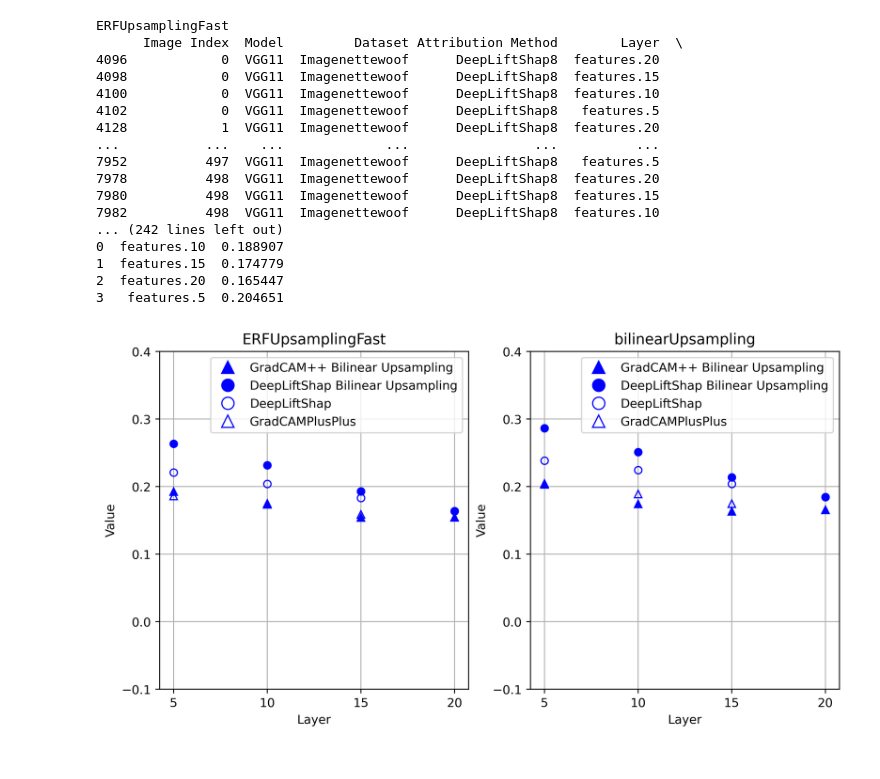
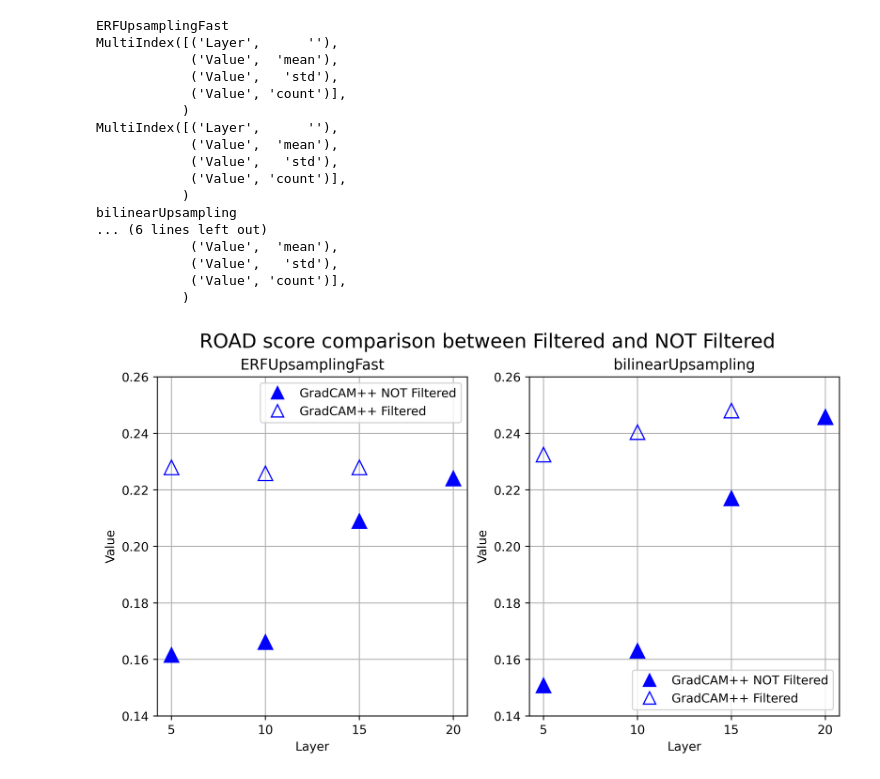
Before and after one commit to liuktc/ML4CV_XAI, a Jupyter notebook: plots/plots3.ipynb, the cells around one changed output. Drawn from its saved outputs; the diff is of its cells as text; code cells hidden in the pictures.

```diff
--- a/plots/plots3.ipynb
+++ b/plots/plots3.ipynb
@@ -3,11 +3,11 @@ import pandas as pd
 import numpy as np
 import matplotlib.pyplot as plt
 
-df1 = pd.read_csv('results_mixed_0.csv')
+df1 = pd.read_csv('results_mixed_0_2.csv')
 # Replace all the Nans with 0s
 df1 = df1.fillna(0)
 
-df2 = pd.read_csv('results_mixed_1.csv')
+df2 = pd.read_csv('results_mixed_1_3.csv')
 # Replace all the Nans with 0s
 df2 = df2.fillna(0)
 
@@ -121,3 +77,0 @@ correctly_classified_index
-# %%
-# Filter out not correctly classified images
-df = df[df["Image Index"].isin(correctly_classified_index)]
@@ -147,9 +122,9 @@ import matplotlib.lines as mlines
 
 color_for_layers = ['b', 'g', 'r', 'c', 'm', 'y', 'k']
 # shape_for_upscale = {"ERFUpsampling": "P","SimpleUpsampling": "D"}  # Define shape mapping
-shape_for_methods = {"GradCAMPlusPlus": "^","DeepLiftShap8": "o"}  # Define shape mapping
+shape_for_methods = {"GradCAMPlusPlus": "^"}  # Define shape mapping
 
-method_names = {"GradCAMPlusPlus": "GradCAM++ Bilinear Upsampling", "DeepLiftShap8": "DeepLiftShap Bilinear Upsampling"}  # Define shape mapping
+method_names = {"GradCAMPlusPlus": r"GradCAM++ NOT Filtered", "DeepLiftShap8": "DeepLiftShap Bilinear Upsampling"}  # Define shape mapping
 # upscale_names = {"ERFUpsampling": "ERF Upsampling", "SimpleUpsampling": "Bilinear Upsampling"}  # Define shape mapping
 titles = {
     "sensitivity": "Sensitivity (Lower is Better)",
@@ -163,7 +138,7 @@ metric = "road_combined"
 # fig.text(0.05, 0.75, 'GradCAM++', ha='center', va='center', fontsize=14) # , fontweight='bold')
 # fig.text(0.05, 0.25, 'DeepLiftShap', ha='center', va='center', fontsize=14) # , fontweight='bold')
 
-# plt.suptitle('VGG11', fontsize=16)
+plt.suptitle('ROAD score comparison between Filtered and NOT Filtered', fontsize=16)
 plt.tight_layout()
 
 for index, upscale in enumerate(upscale_methods):
@@ -178,11 +153,12 @@ for index, upscale in enumerate(upscale_methods):
                             (df["Metric"] == metric) &
                             (df["Attribution Method"] == attr_method) &
                             (df["Mixing Method"] == mix)]
-                    print(res)
-                    res = res.groupby("Layer").agg({"Value": "mean"}).reset_index()
+                    res = res.groupby("Layer").agg({"Value": ["mean","std","count"]}).reset_index()
+                    res["Layer"] = res["Layer"].apply(lambda x: int(x.split(".")[-1]))
+                    print(res.columns)
                     # Extract also the value std
-                    print(res)
-                    values = [res[res["Layer"] == f"features.{i}"]["Value"].values[0] for i in [5,10,15,20]]
+                    # print(res)
+                    # values = [res[res["Layer"] == f"features.{i}"]["Value"].values[0] for i in [5,10,15,20]]
                     # for i in [5,10,15,20]:
                     #     print(res[res["Layer"] == f"features.{i}"]["Value"].values[0])
                     # print(res)
@@ -202,53 +178,54 @@ for index, upscale in enumerate(upscale_methods):
                     # print(shape_for_methods[attr_method])
                     if mix == "MultiplierMix":
                         # print("SimpleUpsampling")
-                        plt.plot([5,10,15,20], values,shape_for_methods[attr_method],markerfacecolor= 'none', color=color_for_layers[types.index(layer_type)])
+                        plt.plot(res["Layer"], res["Value","mean"],shape_for_methods[attr_method],markerfacecolor= 'none', color=color_for_layers[types.index(layer_type)], markersize=12)
+                        # plt.errorbar(res["Layer"], res["Value","mean"], yerr=1.96 * res["Value","std"] / res["Value","count"], fmt='o', color=color_for_layers[types.index(layer_type)], markersize=2, capsize=2)
                     else:
-                        plt.plot([5,10,15,20], values,shape_for_methods[attr_method], color=color_for_layers[types.index(layer_type)])
+                        plt.plot(res["Layer"], res["Value","mean"],shape_for_methods[attr_method], color=color_for_layers[types.index(layer_type)], markersize=12)
+                        # plt.errorbar(res["Layer"], res["Value","mean"], yerr=1.96 * res["Value","std"] / res["Value","count"], fmt='o', color=color_for_layers[types.index(layer_type)], markersize=2, capsize=2)
                         # print("ERFUpsampling")
 
                     plt.xlabel("Layer")
                     plt.ylabel("Value")
                     # Log scale for y
                     if metric == "sensitivity":
                         plt.yscale("log")
 
-                    plt.ylim([-0.1, 0.4])
+                    plt.ylim([0.14, 0.26])
                     plt.grid(True)
 
 
     # Create color legend (Layer Types)
     # color_legend = [mlines.Line2D([], [], color=color, marker='s', linestyle='None', markersize=10, label=layer)
     #                 for color, layer in zip(color_for_layers, types)]
     color_legend = []
 
     # Create shape legend (Methods)
     shape_legend = [mlines.Line2D([], [], color='blue', marker=shape, linestyle='None', markersize=10, label=method_names[upscale])
                     for upscale, shape in shape_for_methods.items()]
 
-    upscale_legend = [mlines.Line2D([], [], color='blue', marker='o', linestyle='None', markersize=10, label="DeepLiftShap", markerfacecolor= 'none'),
-                      mlines.Line2D([], [], color='blue', marker='^', linestyle='None', markersize=10, label="GradCAMPlusPlus", markerfacecolor= 'none'),]
+    upscale_legend = [mlines.Line2D([], [], color='blue', marker='^', linestyle='None', markersize=10, label="GradCAM++ Filtered", markerfacecolor= 'none'),]
 
     plt.xticks([5,10,15,20])
     plt.legend(handles=color_legend + shape_legend + upscale_legend)
 
-plt.savefig('results erf.pdf', dpi=400, bbox_inches='tight')
+plt.savefig('results filter gradcam.pdf', dpi=400, bbox_inches='tight')
 # %% [output]
 ERFUpsamplingFast
-      Image Index  Model         Dataset Attribution Method        Layer  \
-4096            0  VGG11  Imagenettewoof      DeepLiftShap8  features.20
-4098            0  VGG11  Imagenettewoof      DeepLiftShap8  features.15
-4100            0  VGG11  Imagenettewoof      DeepLiftShap8  features.10
-4102            0  VGG11  Imagenettewoof      DeepLiftShap8   features.5
-4128            1  VGG11  Imagenettewoof      DeepLiftShap8  features.20
-...           ...    ...             ...                ...          ...
-7952          497  VGG11  Imagenettewoof      DeepLiftShap8   features.5
-7978          498  VGG11  Imagenettewoof      DeepLiftShap8  features.20
-7980          498  VGG11  Imagenettewoof      DeepLiftShap8  features.15
-7982          498  VGG11  Imagenettewoof      DeepLiftShap8  features.10
-... (242 lines left out)
-0  features.10  0.188907
-1  features.15  0.174779
-2  features.20  0.165447
-3   features.5  0.204651
+MultiIndex([('Layer',      ''),
+            ('Value',  'mean'),
+            ('Value',   'std'),
+            ('Value', 'count')],
+           )
+MultiIndex([('Layer',      ''),
+            ('Value',  'mean'),
+            ('Value',   'std'),
+            ('Value', 'count')],
+           )
+bilinearUpsampling
+... (6 lines left out)
+            ('Value',  'mean'),
+            ('Value',   'std'),
+            ('Value', 'count')],
+           )
-[figure, old version]
+[figure, new version]
```
Also changed, not shown: parts of 12 cells of this notebook, 13 other files.
